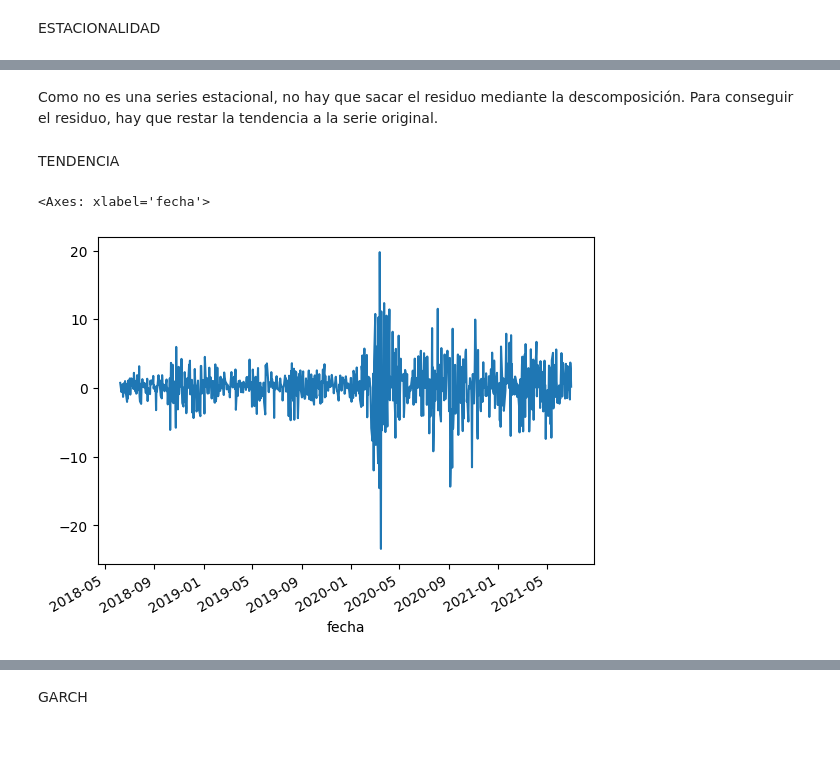
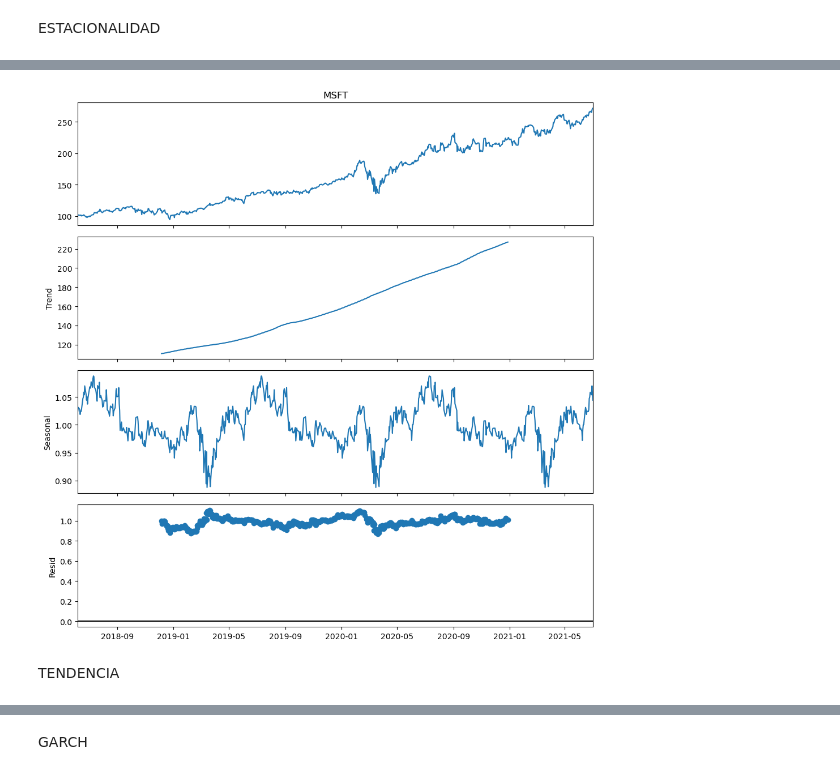
Before and after one commit to LanderAgirre/Reto_09_Azul_Oscuro, a Jupyter notebook: 4.Data_Science.ipynb, the cells around one changed output, grey strips where cells are left out. Drawn from its saved outputs; the diff is of its cells as text; code cells hidden in the pictures; blank space fills up the shorter version.

```diff
--- a/4.Data_Science.ipynb
+++ b/4.Data_Science.ipynb
@@ -265,5 +277,9 @@ tsaplots.plot_acf(datos_cartera['MSFT'], lags=(261*3));
-# %% [markdown]
-Como no es una series estacional, no hay que sacar el residuo mediante la descomposición.
-Para conseguir el residuo, hay que restar la tendencia a la serie original.
+# %%
+decomposicion_msft = seasonal_decompose(datos_cartera["MSFT"], model='multiplicativa', period=261)
+plt.rcParams['figure.figsize'] = (10, 10)
+decomposicion_msft.plot()
+plt.show()
+# %% [output]
+[figure, added]
 # %% [markdown]
 TENDENCIA
@@ -272,5 +285,0 @@ datos_cartera['residuo_MSFT'] = datos_cartera['MSFT'].diff()
-# %%
-datos_cartera['residuo_MSFT'].plot()
-# %% [output]
-<Axes: xlabel='fecha'>
-[figure, removed]
```
Also changed, not shown: parts of 46 cells of this notebook.
